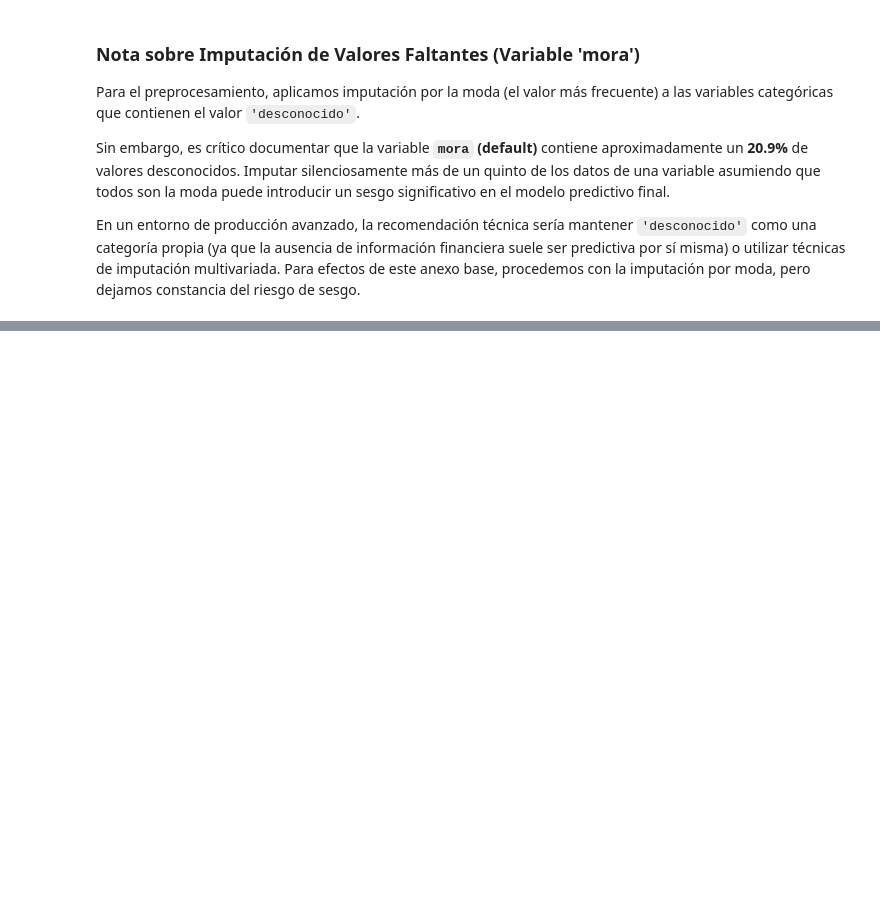
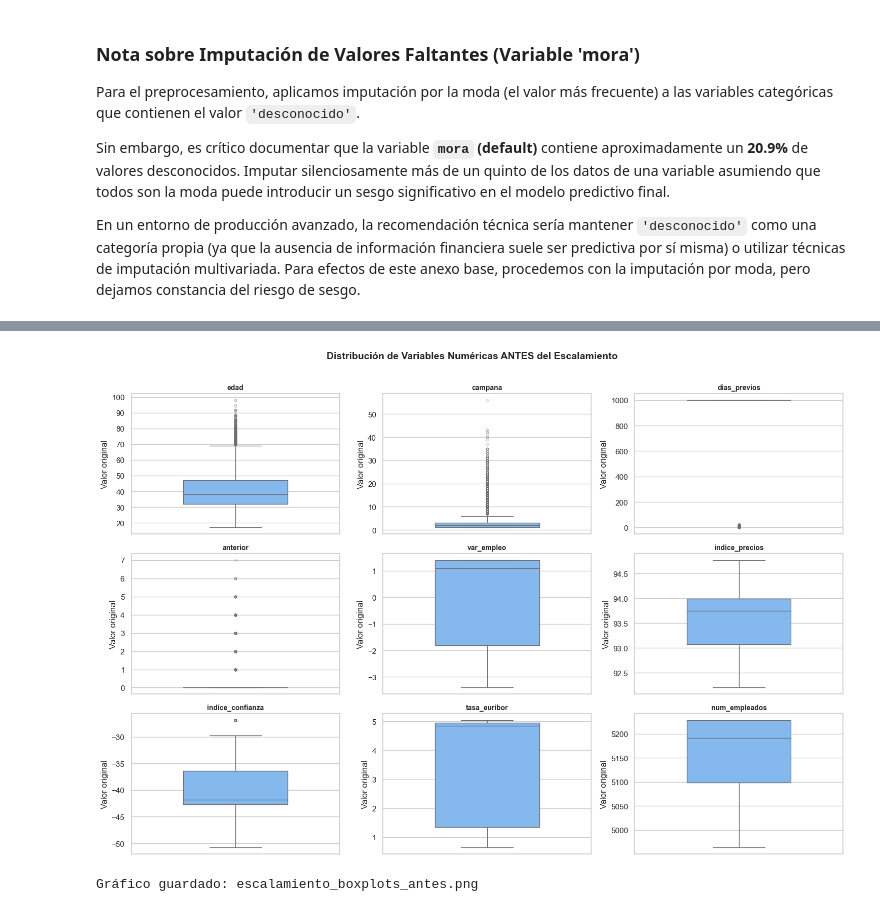
Before and after one commit to carlos31255/Ev3_preprocesamiento_banco, a Jupyter notebook: EV_Parcial2.ipynb, the cells around one changed output, grey strips where cells are left out. Saved outputs shown, nothing was run; the diff lists cells and outputs as text; code cells hidden in the pictures; blank space fills up the shorter version.

```diff
--- a/EV_Parcial2.ipynb
+++ b/EV_Parcial2.ipynb
@@ -428,0 +443,14 @@ Dataset df_ml preparado para algoritmos ML!
+# %%
+# ─── IMPUTACIÓN POR LA MODA ──────────────────────────────────────────────────
+print("\nAplicando imputación por moda en columnas con 'desconocido'...")
+for col in cols_check:
+    if 'desconocido' in df_ml[col].values:
+        moda = df_ml[df_ml[col] != 'desconocido'][col].mode()[0]
+        n_imputados = (df_ml[col] == 'desconocido').sum()
+        df_ml[col] = df_ml[col].replace('desconocido', moda)
+        print(f"  ✔ {col}: {n_imputados} valores → imputados con moda = '{moda}'")
+
+# Verificación
+restantes = {col: (df_ml[col] == 'desconocido').sum() for col in cols_check}
+print("\n=== Verificación post-imputación (deben ser todos 0) ==================")
+print(pd.Series(restantes).to_string())
@@ -428,0 +488,23 @@ Dataset df_ml preparado para algoritmos ML!
+# %%
+# ─── GRÁFICO: Distribución ANTES del escalamiento ────────────────────────────
+numeric_cols_ml = ['edad', 'campana', 'dias_previos', 'anterior',
+                   'var_empleo', 'indice_precios', 'indice_confianza',
+                   'tasa_euribor', 'num_empleados']
+
+fig, axes = plt.subplots(3, 3, figsize=(15, 10))
+axes = axes.flatten()
+for i, col in enumerate(numeric_cols_ml):
+    sns.boxplot(y=df_ml[col], ax=axes[i], color='#74b9ff', width=0.5,
+                flierprops=dict(marker='o', markersize=3, alpha=0.3))
+    axes[i].set_title(col, fontsize=10, fontweight='bold')
+    axes[i].set_ylabel('Valor original')
+
+plt.suptitle('Distribución de Variables Numéricas ANTES del Escalamiento',
+             fontsize=14, fontweight='bold', y=1.01)
+plt.tight_layout()
+plt.savefig('graficos/escalamiento_boxplots_antes.png', bbox_inches='tight', dpi=150)
+plt.show()
+print("Gráfico guardado: escalamiento_boxplots_antes.png")
+# %% [output]
+[figure, added]
+Gráfico guardado: escalamiento_boxplots_antes.png
```
Also changed, not shown: parts of 21 cells of this notebook, 20 other files.
